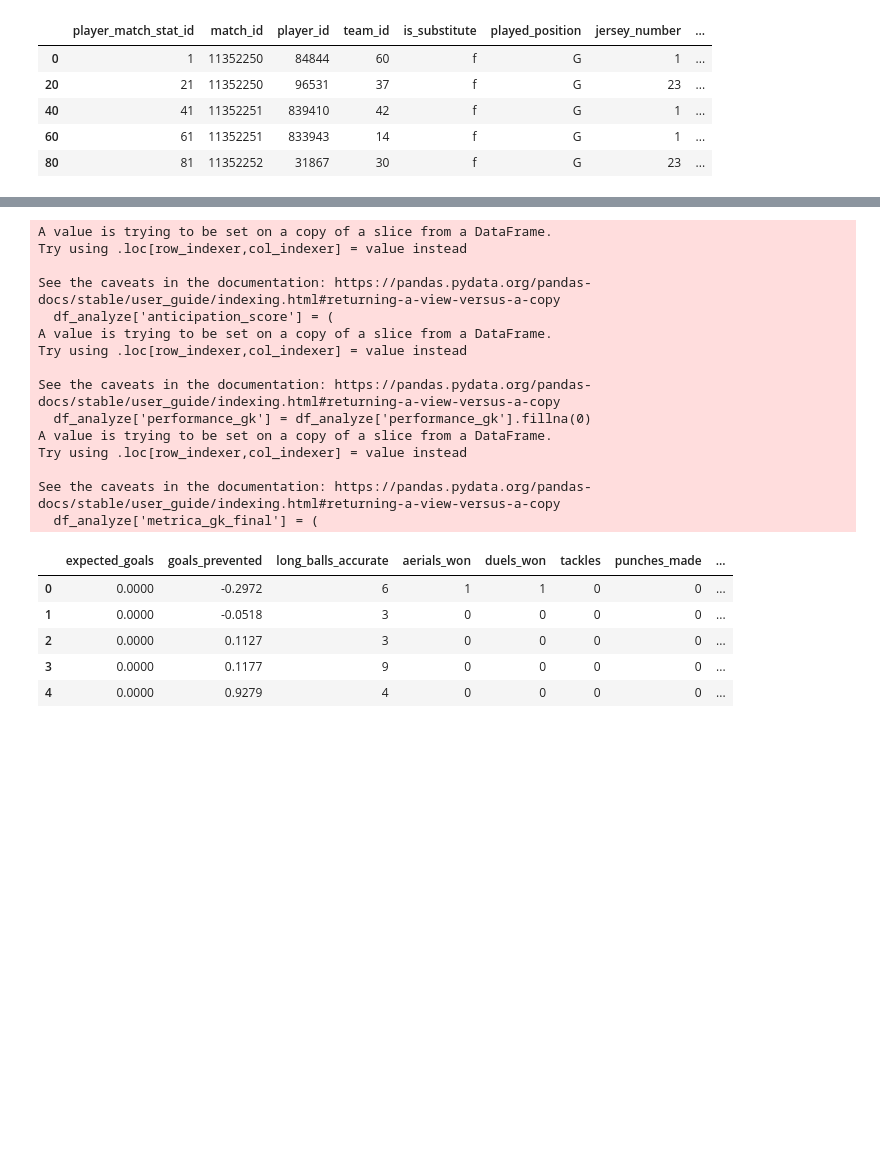
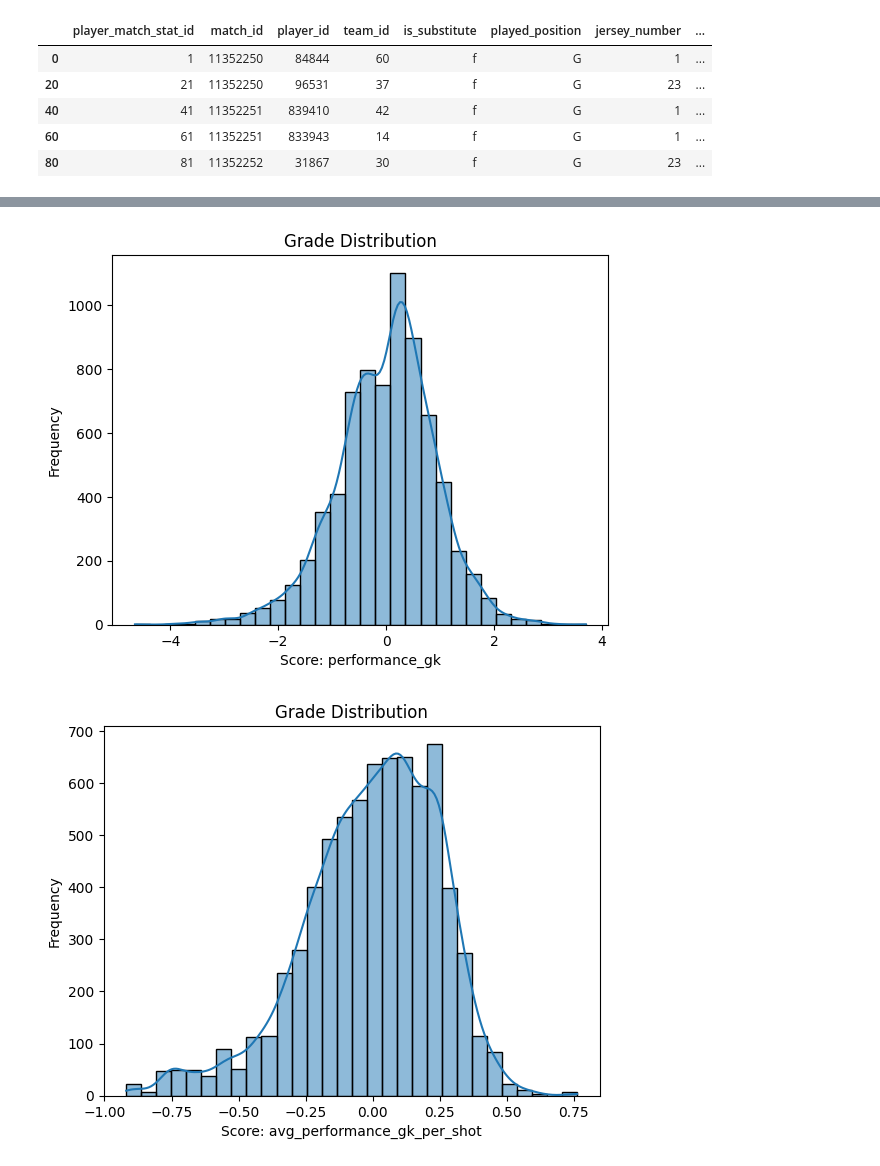
Before and after one commit to JavierJ002/FutbolPorLey, a Jupyter notebook: EDA_notebooks/goalkeepers.ipynb, the cells around one changed output, grey strips where cells are left out. Cells and saved outputs as stored; diff of their text form; code cells hidden in the pictures; blank space fills up the shorter version.

```diff
--- a/EDA_notebooks/goalkeepers.ipynb
+++ b/EDA_notebooks/goalkeepers.ipynb
@@ -561,37 +577,19 @@ sns.heatmap(df_analyze.corr(), annot=True, fmt = '2.2f', cmap='coolwarm')
-# %%
-df_analyze['anticipation_score'] = (
-    (df_analyze['high_claims'] * 0.5).fillna(0) +
-    (df_analyze['aerials_won'] * 0.2).fillna(0) +
-    (df_analyze['punches_made'] * 0.2).fillna(0) +
-    (df_analyze['sweeper_keeper_total'] * 0.1).fillna(0)
-)
-
-df_analyze['performance_gk'] = df_analyze['performance_gk'].fillna(0)
-
-df_analyze['metrica_gk_final'] = (
-    df_analyze['performance_gk'] + df_analyze['anticipation_score'] * 0.1
-)
-
-df_analyze.head()
-# %% [output]
-A value is trying to be set on a copy of a slice from a DataFrame.
-Try using .loc[row_indexer,col_indexer] = value instead
-
-See the caveats in the documentation: https://pandas.pydata.org/pandas-docs/stable/user_guide/indexing.html#returning-a-view-versus-a-copy
-  df_analyze['anticipation_score'] = (
-A value is trying to be set on a copy of a slice from a DataFrame.
-Try using .loc[row_indexer,col_indexer] = value instead
-
-See the caveats in the documentation: https://pandas.pydata.org/pandas-docs/stable/user_guide/indexing.html#returning-a-view-versus-a-copy
-  df_analyze['performance_gk'] = df_analyze['performance_gk'].fillna(0)
-A value is trying to be set on a copy of a slice from a DataFrame.
-Try using .loc[row_indexer,col_indexer] = value instead
-
-See the caveats in the documentation: https://pandas.pydata.org/pandas-docs/stable/user_guide/indexing.html#returning-a-view-versus-a-copy
-  df_analyze['metrica_gk_final'] = (
-|  | expected_goals | goals_prevented | long_balls_accurate | aerials_won | duels_won | tackles | punches_made | ... |
-| 0 | 0.0000 | -0.2972 | 6 | 1 | 1 | 0 | 0 | ... |
-| 1 | 0.0000 | -0.0518 | 3 | 0 | 0 | 0 | 0 | ... |
-| 2 | 0.0000 | 0.1127 | 3 | 0 | 0 | 0 | 0 | ... |
-| 3 | 0.0000 | 0.1177 | 9 | 0 | 0 | 0 | 0 | ... |
-| 4 | 0.0000 | 0.9279 | 4 | 0 | 0 | 0 | 0 | ... |
+# %%
+#df_goalkeepers_clean['performance_gk']
+
+#gk_prior_scaling = df_goalkeepers_clean.groupby(['player_id'])['performance_gk'].mean().reset_index(name = 'performance_prior_scaling')
+
+def hist_plot(df, col):
+
+    sns.histplot(df[col], bins=30, kde=True)
+    plt.title('Grade Distribution')
+    plt.xlabel(f'Score: {col}')
+    plt.ylabel('Frequency')
+    plt.show()
+
+
+hist_plot(df_goalkeepers_clean, 'performance_gk')
+hist_plot(df_goalkeepers_clean, 'avg_performance_gk_per_shot')
+# %% [output]
+[figure, added]
+[figure, added]
```
Also changed, not shown: parts of 21 cells of this notebook.
